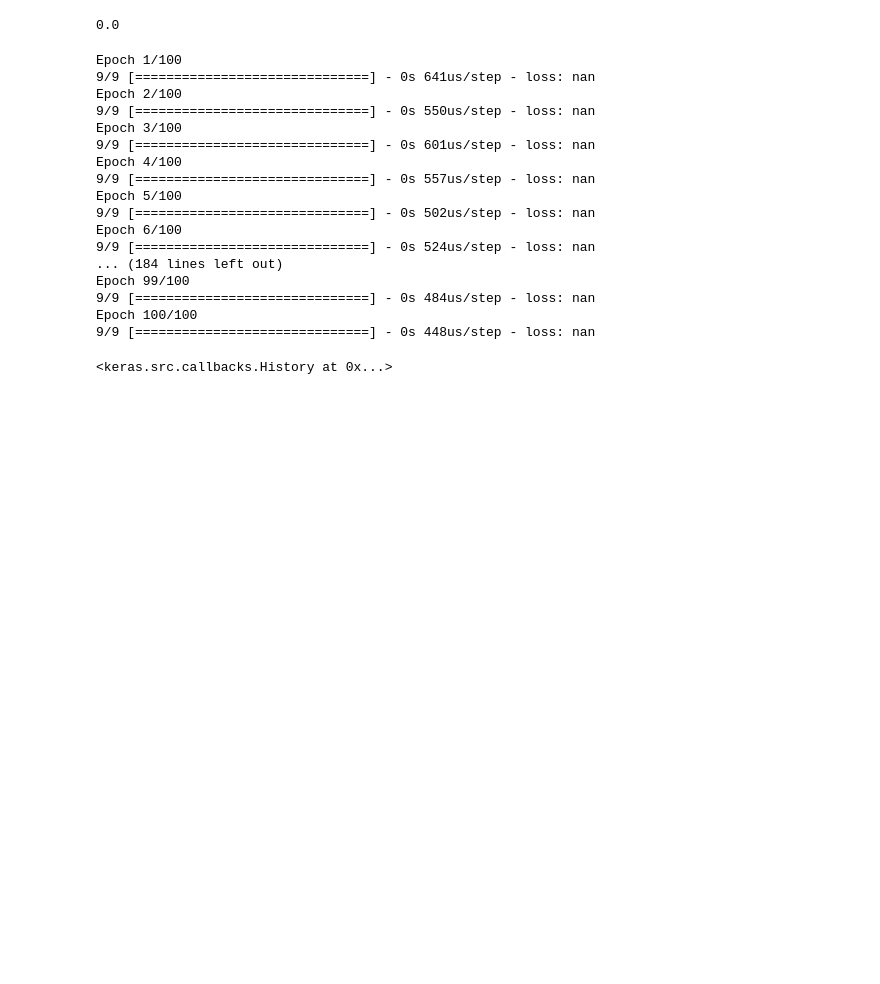
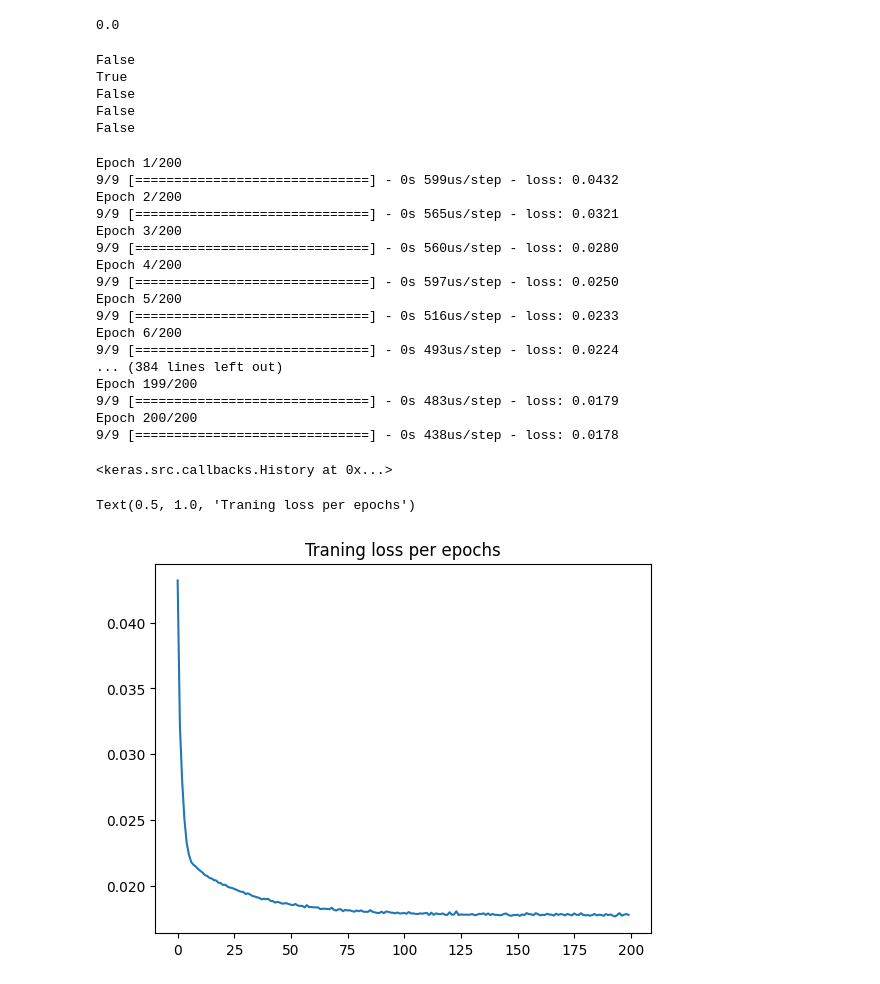
Before and after one commit to veljkoph/mobile-data-analysis, a Jupyter notebook: Project algorithm.ipynb, the cells around one changed output. Drawn from its saved outputs; the diff is of its cells as text; code cells hidden in the pictures; blank space fills up the shorter version.

```diff
--- a/Project algorithm.ipynb
+++ b/Project algorithm.ipynb
@@ -254,6 +254,10 @@ X_train, X_test, y_train, y_test = train_test_split(X,y, test_size=0.3, random_s
 from sklearn.preprocessing import MinMaxScaler
 # %%
 scaler = MinMaxScaler()
+# %%
+y_scaler = MinMaxScaler()
+y_train_scaled = y_scaler.fit_transform(y_train.reshape(-1, 1))
+y_test_scaled = y_scaler.fit_transform(y_test.reshape(-1, 1))
 # %%
 scaler.fit(X_train)
 # %% [output]
@@ -281,6 +285,26 @@ from tensorflow.keras.models import Sequential
 from tensorflow.keras.layers import Dense,Activation
 # %%
 #model = Sequential([Dense(units=2), Dense(units=2), Dense(units =2)])
+# %%
+import numpy as np
+nan_indices = np.isnan(y_train_scaled)
+# %%
+mean_value = np.nanmean(y_train_scaled)
+y_train_scaled[nan_indices] = mean_value
+# %%
+
+#my loss was NaN always, so im checking data , my y_train was nan
+print(np.isnan(X_train).any())
+print(np.isnan(y_train).any())
+print(np.isnan(y_train_scaled).any())
+print(np.isinf(X_test).any())
+print(np.isinf(y_test).any())
+# %% [output]
+False
+True
+False
+False
+False
 # %%
 model = Sequential()
 model.add(Dense(4, activation='relu'))
@@ -291,26 +315,30 @@ model.add(Dense(4,activation='relu'))
 model.add(Dense(1))
 
 model.compile(optimizer='rmsprop', loss='mse')
-model.fit(X_train, y_train, epochs=100)
+model.fit(X_train, y_train_scaled, epochs=200)
 # %% [output]
-Epoch 1/100
-9/9 [==============================] - 0s 641us/step - loss: nan
-Epoch 2/100
-9/9 [==============================] - 0s 550us/step - loss: nan
-Epoch 3/100
-9/9 [==============================] - 0s 601us/step - loss: nan
-Epoch 4/100
-9/9 [==============================] - 0s 557us/step - loss: nan
-Epoch 5/100
-9/9 [==============================] - 0s 502us/step - loss: nan
-Epoch 6/100
-9/9 [==============================] - 0s 524us/step - loss: nan
-... (184 lines left out)
-Epoch 99/100
-9/9 [==============================] - 0s 484us/step - loss: nan
-Epoch 100/100
-9/9 [==============================] - 0s 448us/step - loss: nan
+Epoch 1/200
+9/9 [==============================] - 0s 599us/step - loss: 0.0432
+Epoch 2/200
+9/9 [==============================] - 0s 565us/step - loss: 0.0321
+Epoch 3/200
+9/9 [==============================] - 0s 560us/step - loss: 0.0280
+Epoch 4/200
+9/9 [==============================] - 0s 597us/step - loss: 0.0250
+Epoch 5/200
+9/9 [==============================] - 0s 516us/step - loss: 0.0233
+Epoch 6/200
+9/9 [==============================] - 0s 493us/step - loss: 0.0224
+... (384 lines left out)
+Epoch 199/200
+9/9 [==============================] - 0s 483us/step - loss: 0.0179
+Epoch 200/200
+9/9 [==============================] - 0s 438us/step - loss: 0.0178
 <keras.src.callbacks.History at 0x...>
 # %%
-#loss = model.history.history['loss']
-#sns.lineplot(x=range(len(loss)), y='loss')
+loss = model.history.history['loss']
+sns.lineplot(x=range(len(loss)),y=loss)
+plt.title('Traning loss per epochs')
+# %% [output]
+Text(0.5, 1.0, 'Traning loss per epochs')
+[figure, added]
```
Also changed, not shown: parts of 5 cells of this notebook.
